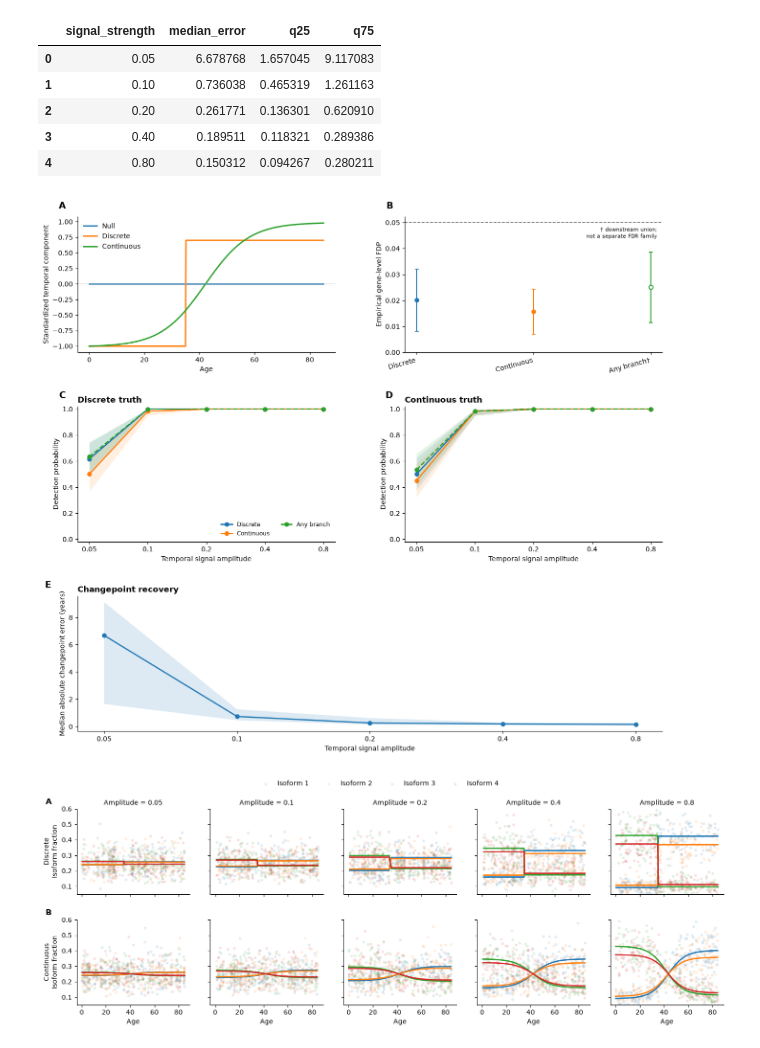
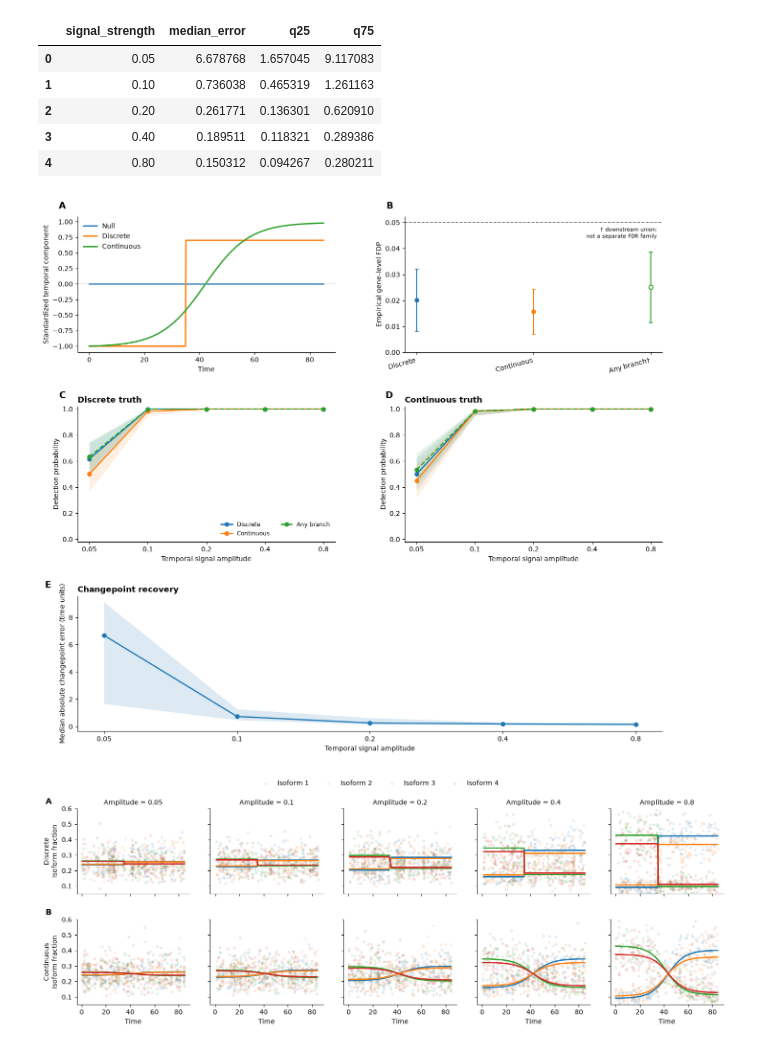
Before and after one commit to danielchen05/IsoVita-paper, a Jupyter notebook: Figure3_simulations.ipynb, the cells around one changed output. Saved outputs shown, nothing was run; the diff lists cells and outputs as text; code cells hidden in the pictures.

```diff
--- a/Figure3_simulations.ipynb
+++ b/Figure3_simulations.ipynb
@@ -1293,7 +1293,7 @@ ax_a.axhline(
 )
 
 ax_a.set_xlabel(
-    "Age"
+    "Time"
 )
 
 ax_a.set_ylabel(
@@ -1631,7 +1631,7 @@ ax_e.set_xlabel(
 )
 
 ax_e.set_ylabel(
-    "Median absolute changepoint error (years)"
+    "Median absolute changepoint error (time units)"
 )
 
 ax_e.set_title(
@@ -1669,34 +1669,34 @@ for ax in (
 # ============================================================
 # Panel labels
 # ============================================================
 
 panel_labels = {
     ax_a: "A",
     ax_b: "B",
     ax_c: "C",
     ax_d: "D",
     ax_e: "E",
 }
 
 
 for ax, label in panel_labels.items():
 
     ax.text(
         -0.045,
         1.045,
         label,
         transform=ax.transAxes,
         ha="right",
         va="bottom",
         fontsize=14,
         fontweight="bold",
         clip_on=False,
     )
 
 
 plt.show()
 # %% [output]
-[figure, old version]
+[figure, new version]
 # %%
 # ============================================================
 # Supplementary figure — observed isoform fractions across
```
Also changed, not shown: parts of 1 cell of this notebook, 6 other files.
